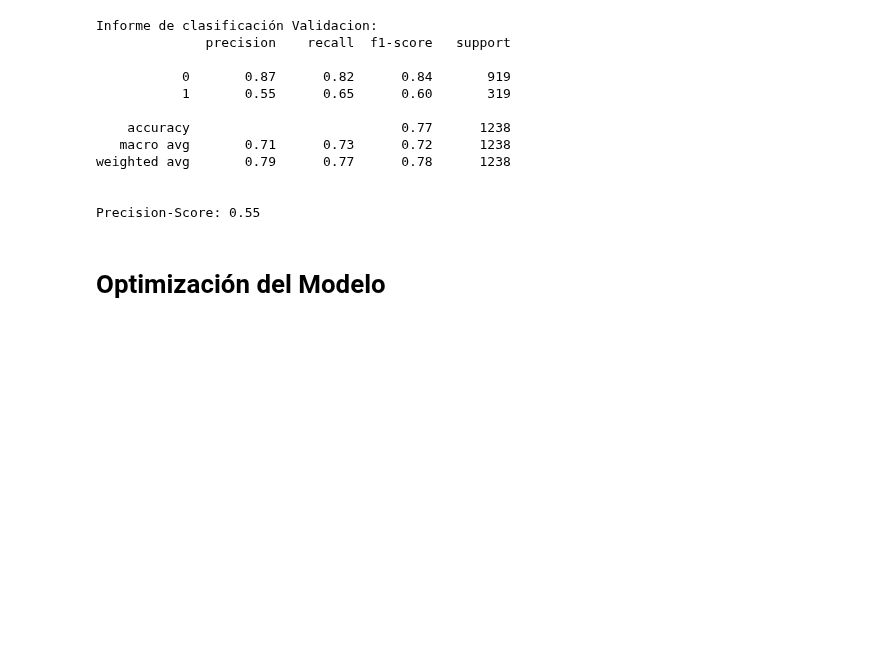
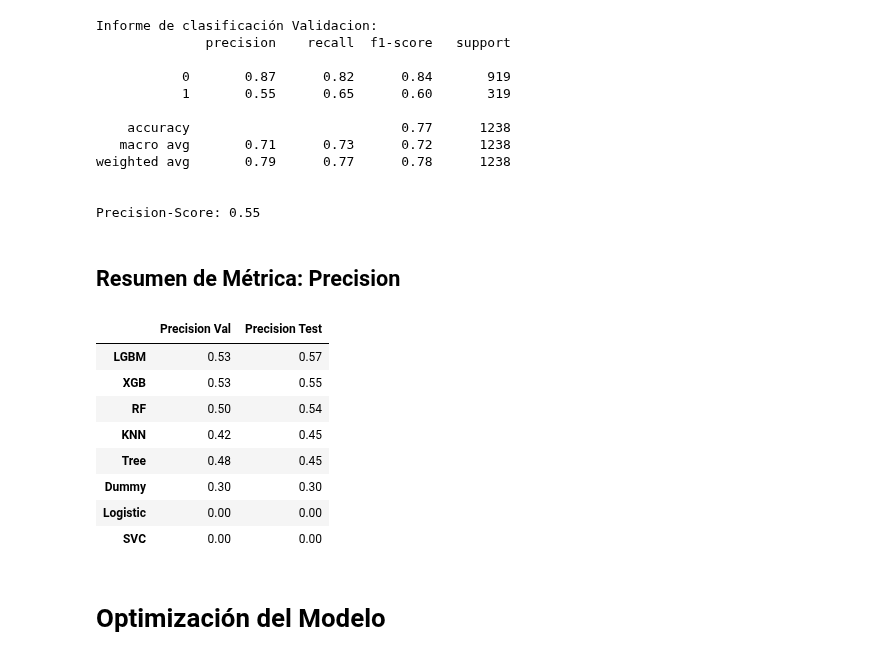
Before and after one commit to eduardomoyab/MDS7202_1, a Jupyter notebook: Proyecto2/Proyecto2_Enunciado.ipynb, the cells around one changed output. Saved outputs shown, nothing was run; the diff lists cells and outputs as text; code cells hidden in the pictures; blank space fills up the shorter version.

```diff
--- a/Proyecto2/Proyecto2_Enunciado.ipynb
+++ b/Proyecto2/Proyecto2_Enunciado.ipynb
@@ -936,6 +952,9 @@ print("\nInforme de clasificación Validacion:")
 print(class_report_test)
 
 print("\nPrecision-Score:", precision_test)
+
+metrica_val['SVC'] = precision_val
+metrica_test['SVC'] = precision_test
 # %% [output]
 Conjunto de Validación:
 [figure]
@@ -1020,6 +1039,9 @@ print("\nInforme de clasificación Validacion:")
 print(class_report_test)
 
 print("\nPrecision-Score:", precision_test)
+
+metrica_val['RF'] = precision_val
+metrica_test['RF'] = precision_test
 # %% [output]
 Conjunto de Validación:
 [figure]
@@ -1104,5 +1126,8 @@ print("\nInforme de clasificación Validacion:")
 print(class_report_test)
 
 print("\nPrecision-Score:", precision_test)
+
+metrica_val['LGBM'] = precision_val
+metrica_test['LGBM'] = precision_test
 # %% [output]
 [LightGBM] [Info] Number of positive: 2537, number of negative: 6213
@@ -1195,6 +1220,9 @@ print("\nInforme de clasificación Validacion:")
 print(class_report_test)
 
 print("\nPrecision-Score:", precision_test)
+
+metrica_val['XGB'] = precision_val
+metrica_test['XGB'] = precision_test
 # %% [output]
 Conjunto de Validación:
 [figure]
@@ -1225,6 +1253,23 @@ weighted avg       0.79      0.77      0.78      1238
 
 
 Precision-Score: 0.55
+# %% [markdown]
+## Resumen de Métrica: Precision
+# %%
+df_metrica_val = pd.DataFrame.from_dict(metrica_val, orient='index', columns=['Precision Val'])
+df_metrica_test = pd.DataFrame.from_dict(metrica_test, orient='index', columns=['Precision Test'])
+df_metricas = pd.concat([df_metrica_val, df_metrica_test], axis=1)
+df_metricas.sort_values(by='Precision Test', ascending=False)
+# %% [output]
+|  | Precision Val | Precision Test |
+| LGBM | 0.53 | 0.57 |
+| XGB | 0.53 | 0.55 |
+| RF | 0.50 | 0.54 |
+| KNN | 0.42 | 0.45 |
+| Tree | 0.48 | 0.45 |
+| Dummy | 0.30 | 0.30 |
+| Logistic | 0.00 | 0.00 |
+| SVC | 0.00 | 0.00 |
 # %% [markdown]
 # Optimización del Modelo
 # %% [markdown]
```
Also changed, not shown: parts of 6 cells of this notebook.
